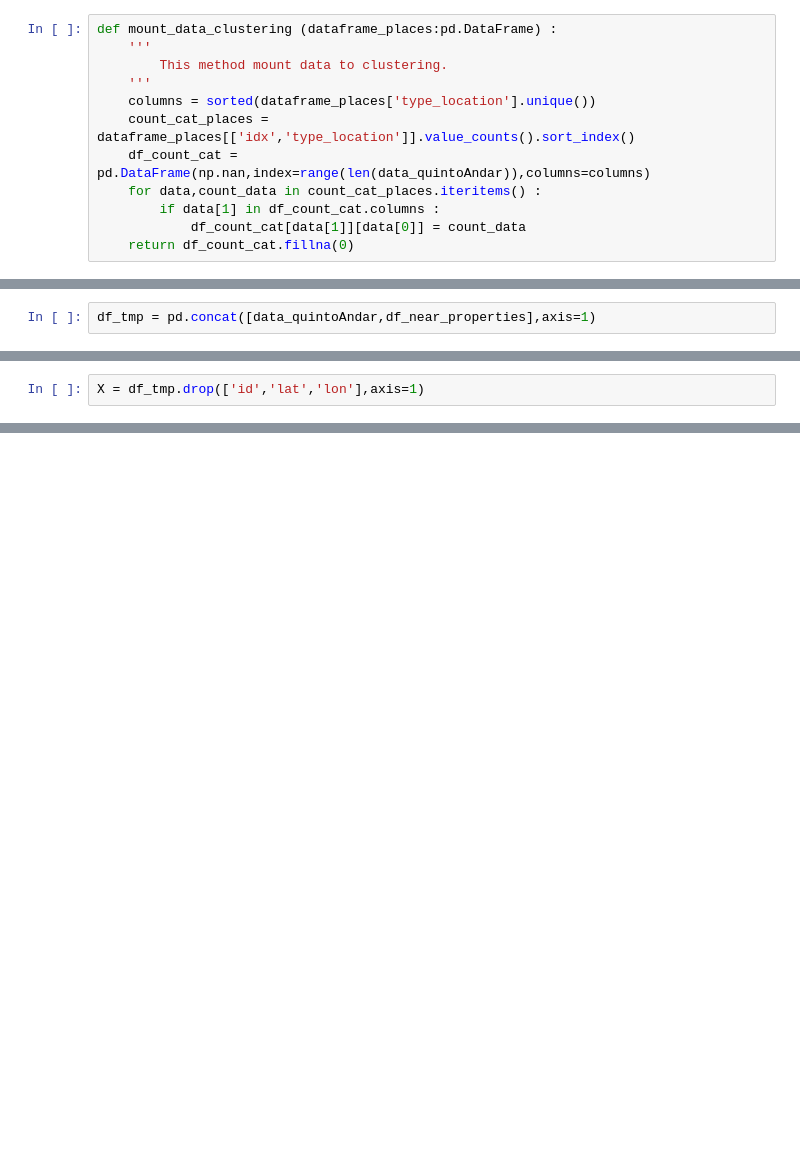
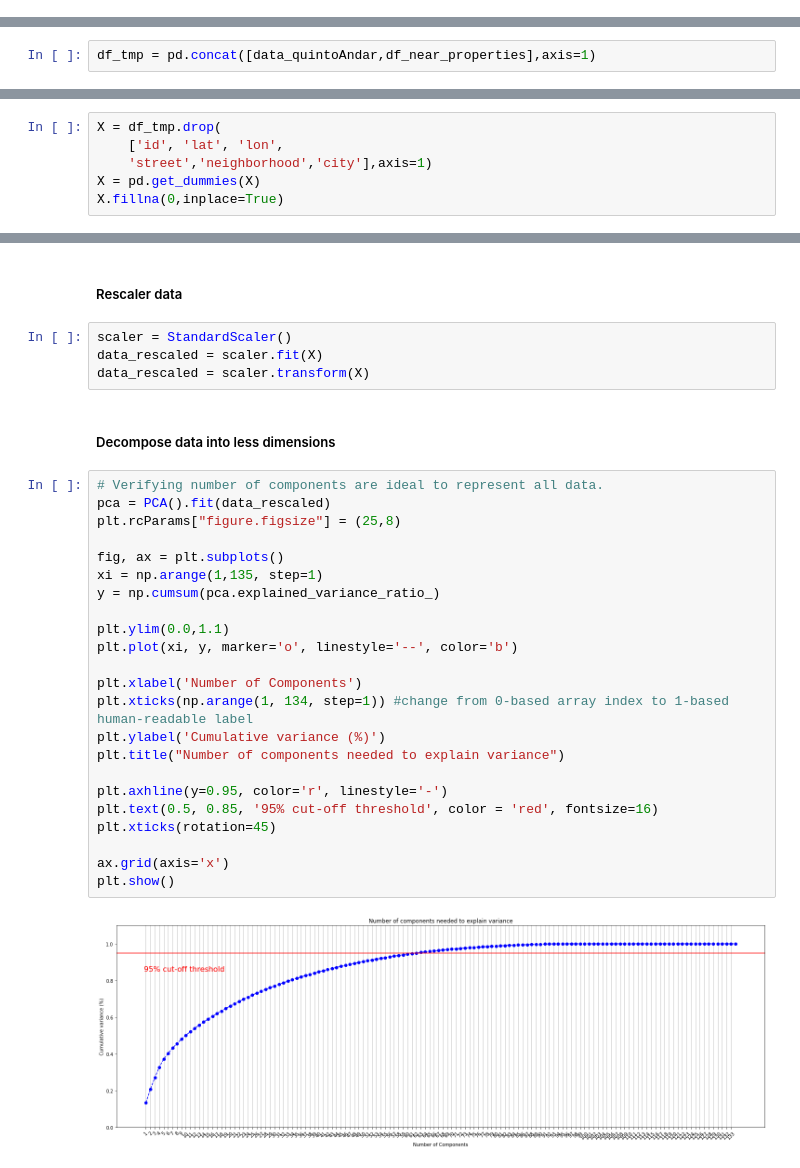
Before and after one commit to NophaieViscente/quintoAndar, a Jupyter notebook: code/clustering_data.ipynb, the cells around one changed output, grey strips where cells are left out. Drawn from its saved outputs; the diff is of its cells as text; blank space fills up the shorter version.

Commit message:
Uploading notebook with methods

```diff
--- a/code/clustering_data.ipynb
+++ b/code/clustering_data.ipynb
@@ -53,15 +68,3 @@ df_places['type_location'].value_counts(ascending=True).plot(kind='barh',figsize
 plt.show()
 # %% [output]
 [figure]
-# %%
-def mount_data_clustering (dataframe_places:pd.DataFrame) :
-    '''
-        This method mount data to clustering.
-    '''
-    columns = sorted(dataframe_places['type_location'].unique())
-    count_cat_places = dataframe_places[['idx','type_location']].value_counts().sort_index()
-    df_count_cat = pd.DataFrame(np.nan,index=range(len(data_quintoAndar)),columns=columns)
-    for data,count_data in count_cat_places.iteritems() :
-        if data[1] in df_count_cat.columns :
-            df_count_cat[data[1]][data[0]] = count_data
-    return df_count_cat.fillna(0)
@@ -72,2 +79,6 @@ df_tmp = pd.concat([data_quintoAndar,df_near_properties],axis=1)
 # %%
-X = df_tmp.drop(['id','lat','lon'],axis=1)
+X = df_tmp.drop(
+    ['id', 'lat', 'lon',
+    'street','neighborhood','city'],axis=1)
+X = pd.get_dummies(X)
+X.fillna(0,inplace=True)
@@ -89,0 +85,33 @@ X
+# %% [markdown]
+##### Rescaler data
+# %%
+scaler = StandardScaler()
+data_rescaled = scaler.fit(X)
+data_rescaled = scaler.transform(X)
+# %% [markdown]
+##### Decompose data into less dimensions
+# %%
+# Verifying number of components are ideal to represent all data.
+pca = PCA().fit(data_rescaled)
+plt.rcParams["figure.figsize"] = (25,8)
+
+fig, ax = plt.subplots()
+xi = np.arange(1,135, step=1)
+y = np.cumsum(pca.explained_variance_ratio_)
+
+plt.ylim(0.0,1.1)
+plt.plot(xi, y, marker='o', linestyle='--', color='b')
+
+plt.xlabel('Number of Components')
+plt.xticks(np.arange(1, 134, step=1)) #change from 0-based array index to 1-based human-readable label
+plt.ylabel('Cumulative variance (%)')
+plt.title("Number of components needed to explain variance")
+
+plt.axhline(y=0.95, color='r', linestyle='-')
+plt.text(0.5, 0.85, '95% cut-off threshold', color = 'red', fontsize=16)
+plt.xticks(rotation=45)
+
+ax.grid(axis='x')
+plt.show()
+# %% [output]
+[figure, added]
```
Also changed, not shown: parts of 7 cells of this notebook.
